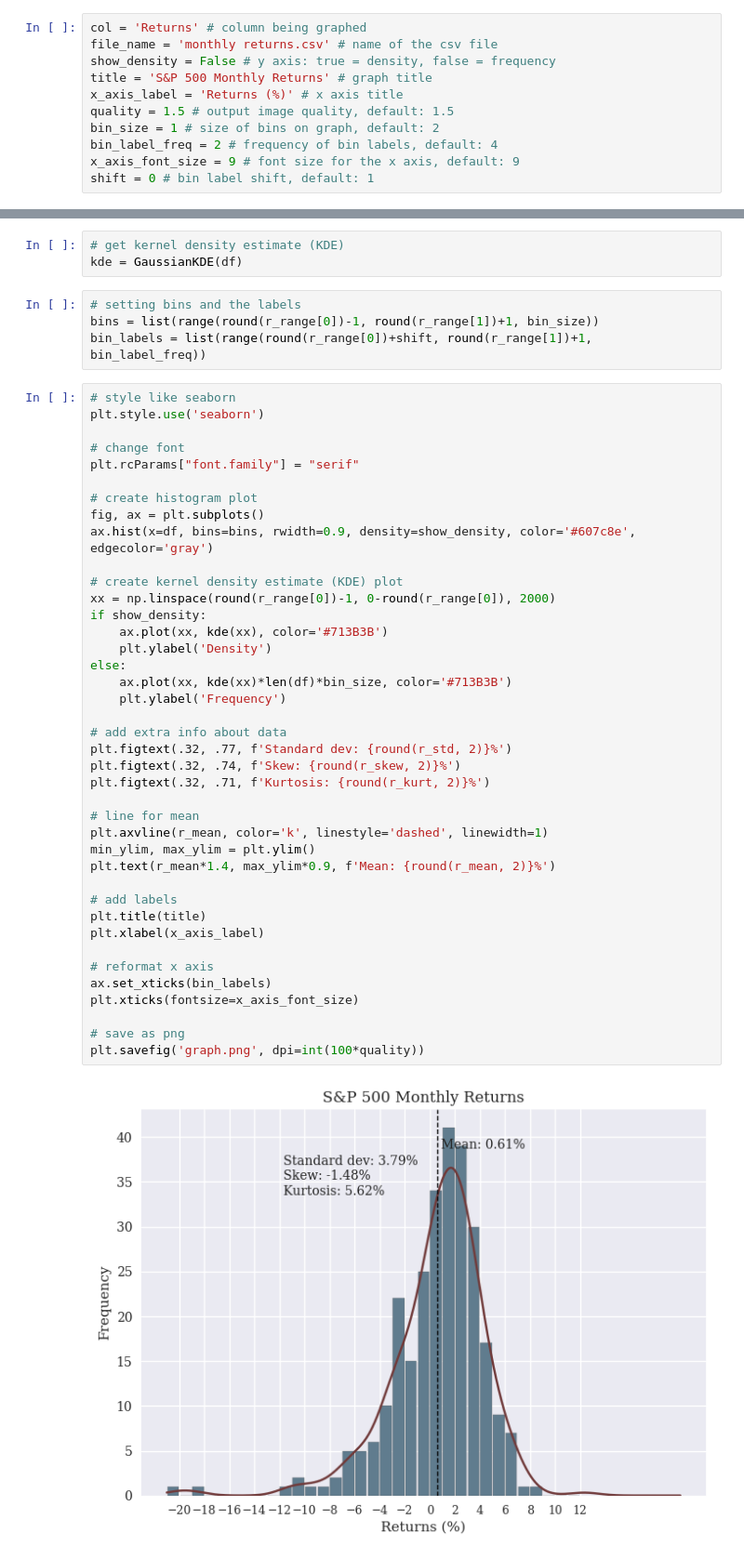
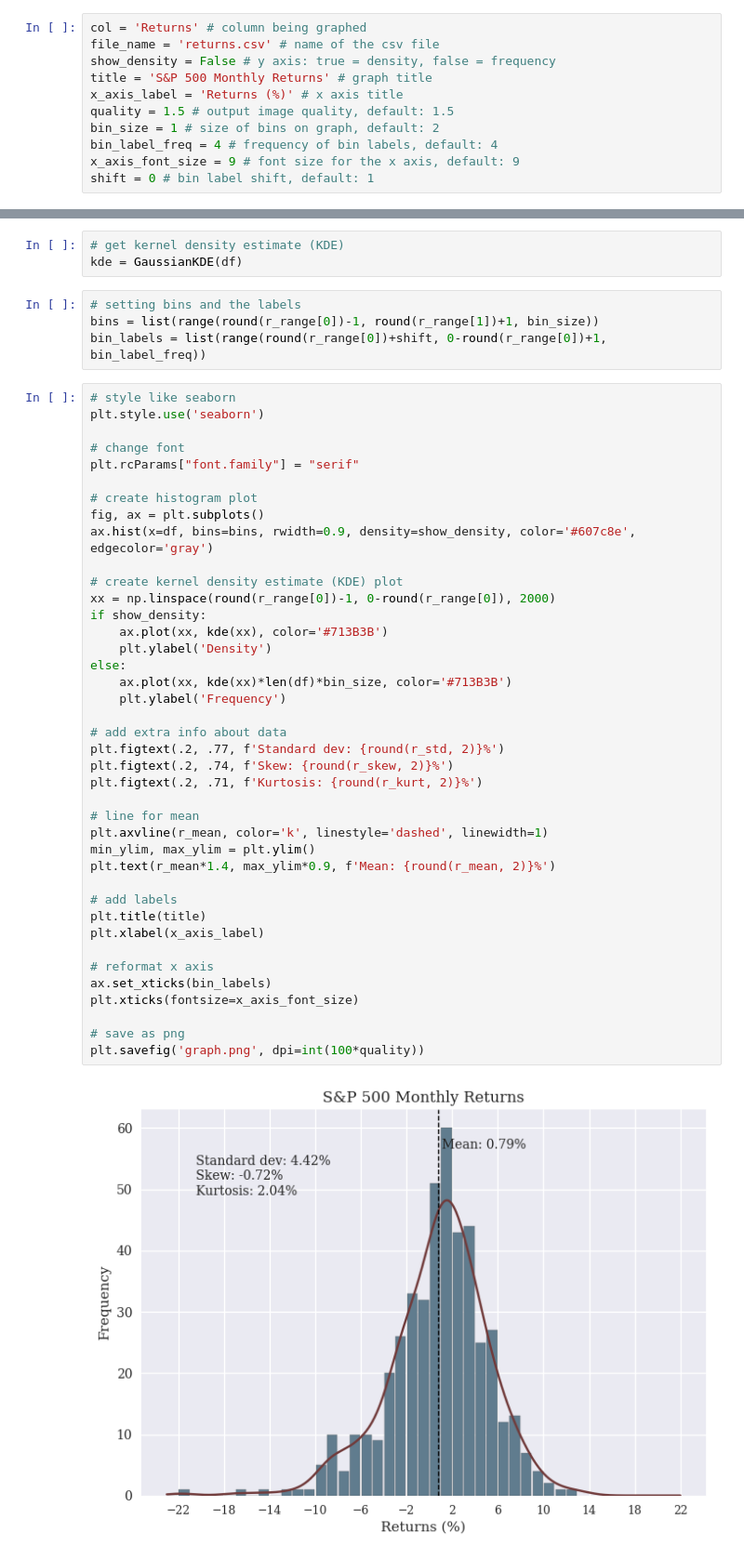
Before and after one commit to watrgoat/snp-plot, a Jupyter notebook: plot.ipynb, the cells around one changed output, grey strips where cells are left out. Shown at 93% size. Drawn from its saved outputs; the diff is of its cells as text.

Commit message:
updated graph with newest data

```diff
--- a/plot.ipynb
+++ b/plot.ipynb
@@ -15,13 +15,13 @@ from matplotlib.ticker import FormatStrFormatter
 import yfinance as yf
 # %%
 col = 'Returns' # column being graphed
-file_name = 'monthly returns.csv' # name of the csv file
+file_name = 'returns.csv' # name of the csv file
 show_density = False # y axis: true = density, false = frequency
 title = 'S&P 500 Monthly Returns' # graph title
 x_axis_label = 'Returns (%)' # x axis title
 quality = 1.5 # output image quality, default: 1.5
 bin_size = 1 # size of bins on graph, default: 2
-bin_label_freq = 2 # frequency of bin labels, default: 4
+bin_label_freq = 4 # frequency of bin labels, default: 4
 x_axis_font_size = 9 # font size for the x axis, default: 9
 shift = 0 # bin label shift, default: 1
 # %%
@@ -58,7 +58,7 @@ kde = GaussianKDE(df)
 # %%
 # setting bins and the labels
 bins = list(range(round(r_range[0])-1, round(r_range[1])+1, bin_size))
-bin_labels = list(range(round(r_range[0])+shift, round(r_range[1])+1, bin_label_freq))
+bin_labels = list(range(round(r_range[0])+shift, 0-round(r_range[0])+1, bin_label_freq))
 # %%
 # style like seaborn
 plt.style.use('seaborn')
@@ -70,34 +70,34 @@ plt.rcParams["font.family"] = "serif"
 fig, ax = plt.subplots()
 ax.hist(x=df, bins=bins, rwidth=0.9, density=show_density, color='#607c8e', edgecolor='gray')
 
 # create kernel density estimate (KDE) plot
 xx = np.linspace(round(r_range[0])-1, 0-round(r_range[0]), 2000)
 if show_density:
     ax.plot(xx, kde(xx), color='#713B3B')
     plt.ylabel('Density')
 else:
     ax.plot(xx, kde(xx)*len(df)*bin_size, color='#713B3B')
     plt.ylabel('Frequency')
 
 # add extra info about data
-plt.figtext(.32, .77, f'Standard dev: {round(r_std, 2)}%')
-plt.figtext(.32, .74, f'Skew: {round(r_skew, 2)}%')
-plt.figtext(.32, .71, f'Kurtosis: {round(r_kurt, 2)}%')
+plt.figtext(.2, .77, f'Standard dev: {round(r_std, 2)}%')
+plt.figtext(.2, .74, f'Skew: {round(r_skew, 2)}%')
+plt.figtext(.2, .71, f'Kurtosis: {round(r_kurt, 2)}%')
 
 # line for mean
 plt.axvline(r_mean, color='k', linestyle='dashed', linewidth=1)
 min_ylim, max_ylim = plt.ylim()
 plt.text(r_mean*1.4, max_ylim*0.9, f'Mean: {round(r_mean, 2)}%')
 
 # add labels
 plt.title(title)
 plt.xlabel(x_axis_label)
 
 # reformat x axis
 ax.set_xticks(bin_labels)
 plt.xticks(fontsize=x_axis_font_size)
 
 # save as png
 plt.savefig('graph.png', dpi=int(100*quality))
 # %% [output]
-[figure, old version]
+[figure, new version]
```
Also changed, not shown: parts of 1 cell of this notebook, 1 other file.
